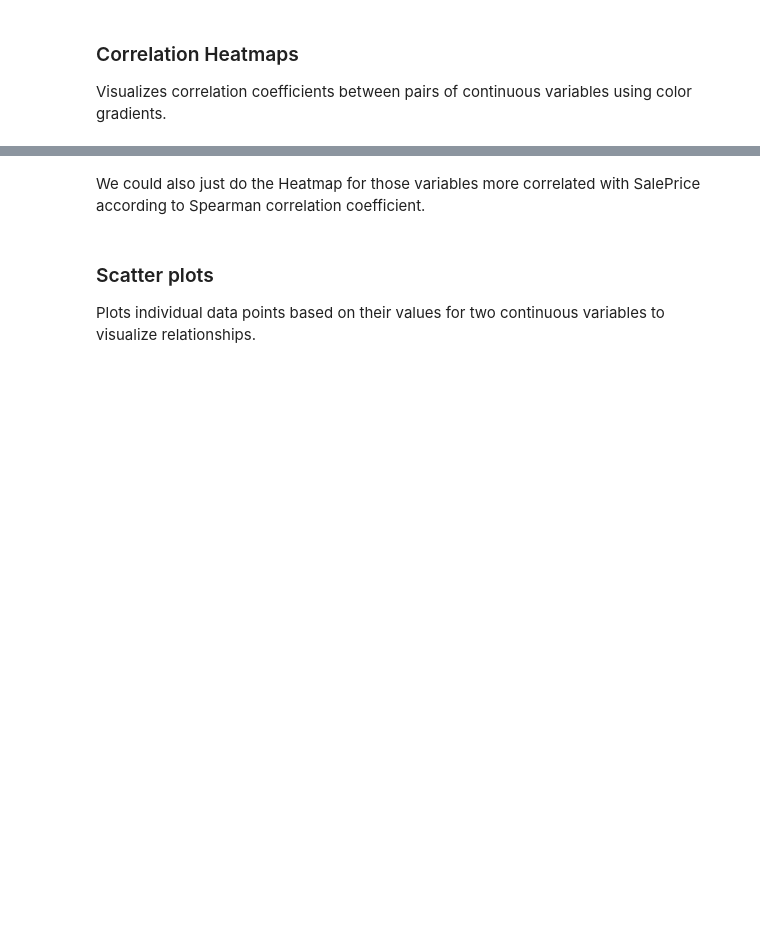
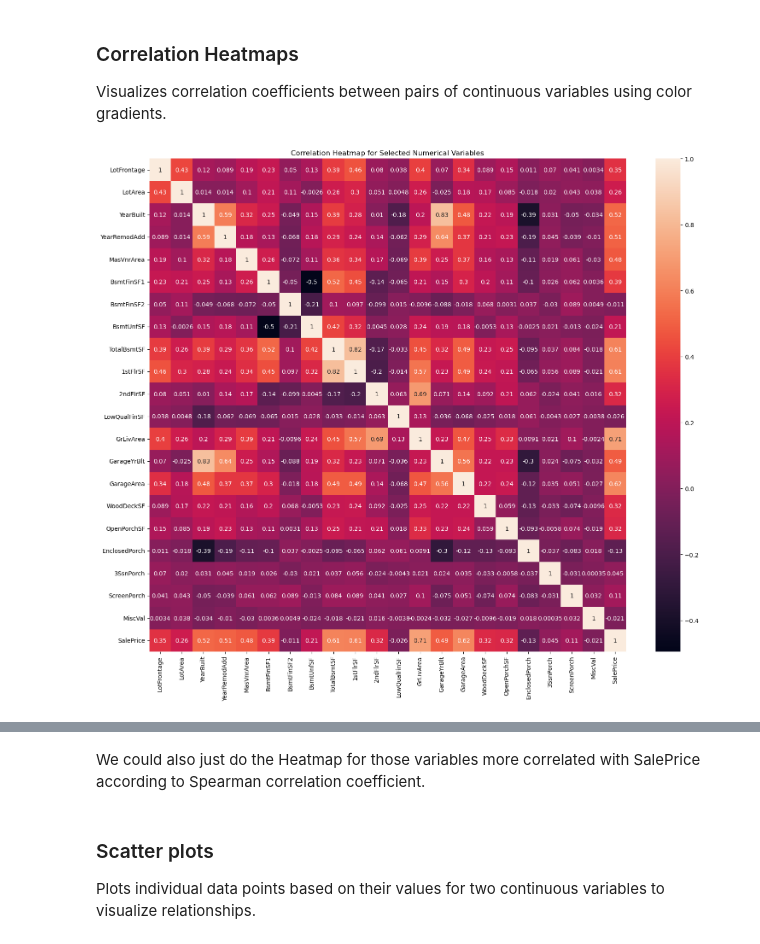
Before and after one commit to Ironhack-Data-Madrid-Enero-2024/apuntes_clase, a Jupyter notebook: semana_5/2.EDA_bivariate.ipynb, the cells around one changed output, grey strips where cells are left out. Cells and saved outputs as stored; diff of their text form; code cells hidden in the pictures; blank space fills up the shorter version.

```diff
--- a/semana_5/2.EDA_bivariate.ipynb
+++ b/semana_5/2.EDA_bivariate.ipynb
@@ -266,3 +348,16 @@ Let's calculate the Spearman correlation coefficients between `SalePrice` and al
 # %% [markdown]
 ### Correlation Heatmaps
 Visualizes correlation coefficients between pairs of continuous variables using color gradients.
+# %%
+correlation_matrix = df_num.corr()
+
+# Setting up the matplotlib figure with an appropriate size
+plt.figure(figsize=(18, 15))
+
+# Drawing the heatmap for the numerical columns
+sns.heatmap(correlation_matrix, annot=True)
+
+plt.title("Correlation Heatmap for Selected Numerical Variables")
+plt.show()
+# %% [output]
+[figure, added]
```
Also changed, not shown: parts of 61 cells of this notebook.
